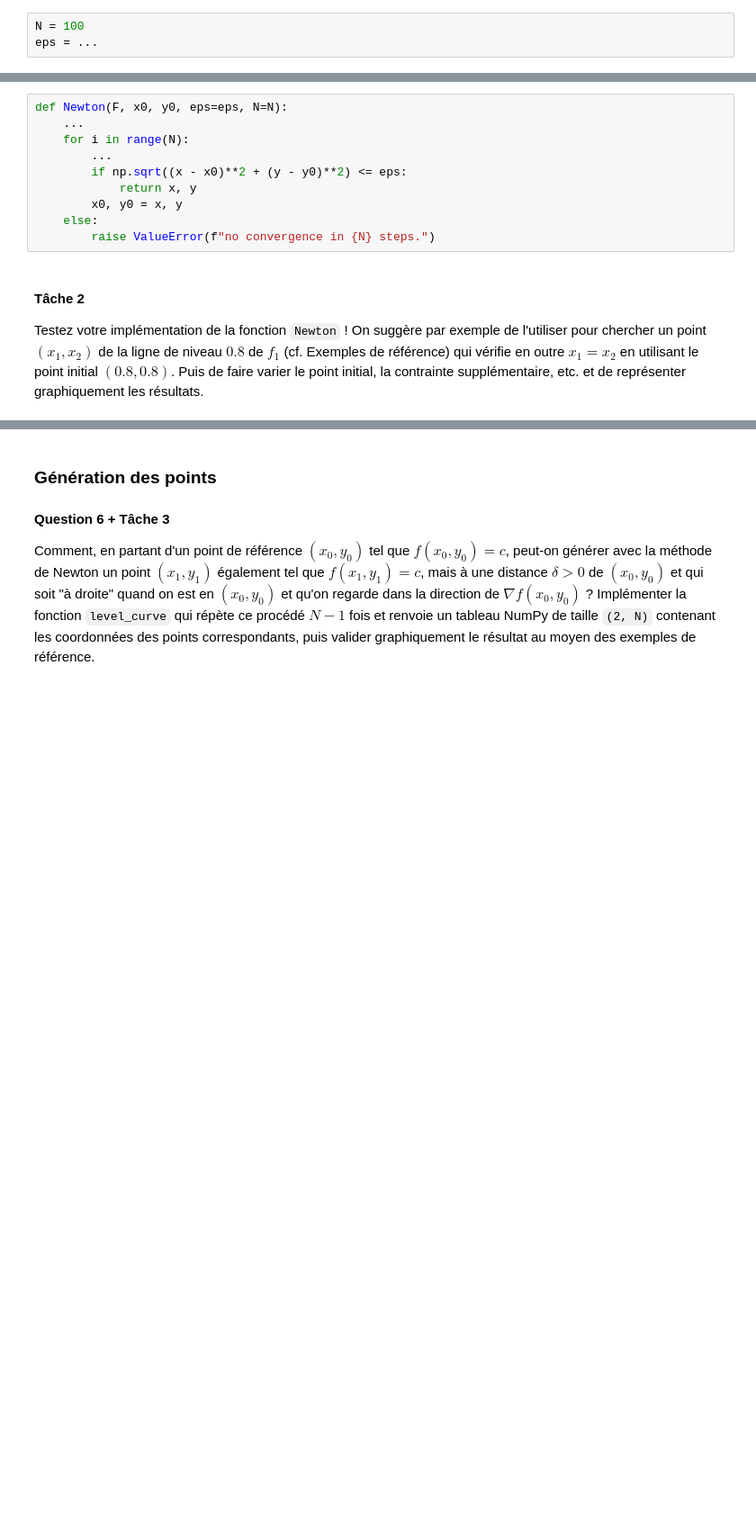
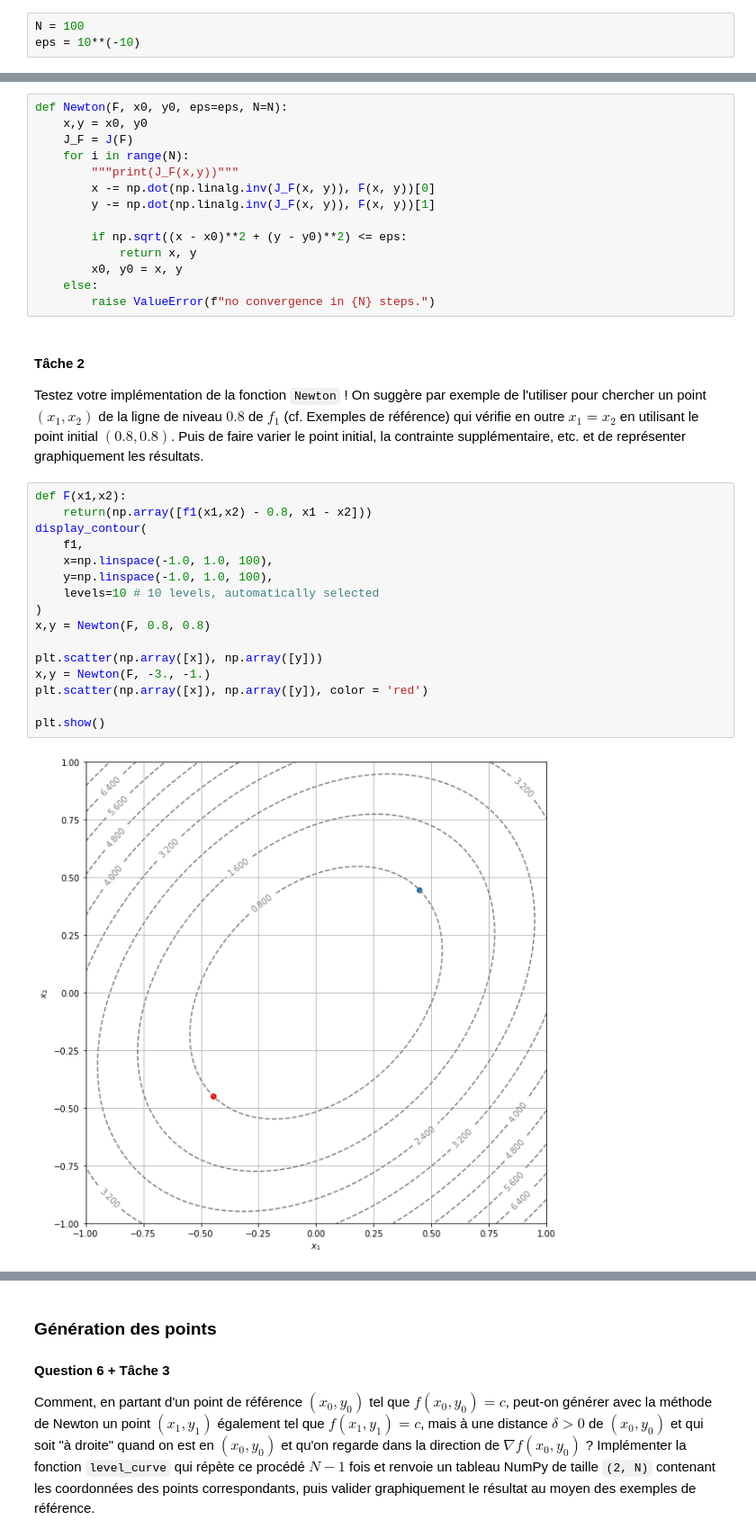
Before and after one commit to pierrelouisbinachon/Projet-Maths-info-, a Jupyter notebook: Courbe_niveau.ipynb, the cells around one changed output, grey strips where cells are left out. Shown at 90% size. Saved outputs shown, nothing was run; the diff lists cells and outputs as text; blank space fills up the shorter version.

```diff
--- a/Courbe_niveau.ipynb
+++ b/Courbe_niveau.ipynb
@@ -240,15 +252,19 @@ Choisir une valeur de `eps` qui semble raisonnable et justifier l'ordre de grand
 # %%
 N = 100
-eps = ...
+eps = 10**(-10)
 # %% [markdown]
 #### Tâche 1
 
 Implémenter la fonction `Newton` en complétant le canevas ci-dessous
 # %%
 def Newton(F, x0, y0, eps=eps, N=N):
-    ...
+    x,y = x0, y0
+    J_F = J(F)
     for i in range(N):
-        ...
+        """print(J_F(x,y))"""
+        x -= np.dot(np.linalg.inv(J_F(x, y)), F(x, y))[0]
+        y -= np.dot(np.linalg.inv(J_F(x, y)), F(x, y))[1]
+
         if np.sqrt((x - x0)**2 + (y - y0)**2) <= eps:
             return x, y
         x0, y0 = x, y
@@ -258,3 +274,21 @@ def Newton(F, x0, y0, eps=eps, N=N):
 #### Tâche 2
 
 Testez votre implémentation de la fonction `Newton` ! On suggère par exemple de l'utiliser pour chercher un point $(x_1, x_2)$ de la ligne de niveau $0.8$ de $f_1$ (cf. Exemples de référence) qui vérifie en outre $x_1 = x_2$ en utilisant le point initial $(0.8, 0.8)$. Puis de faire varier le point initial, la contrainte supplémentaire, etc. et de représenter graphiquement les résultats.
+# %%
+def F(x1,x2):
+    return(np.array([f1(x1,x2) - 0.8, x1 - x2]))
+display_contour(
+    f1,
+    x=np.linspace(-1.0, 1.0, 100),
+    y=np.linspace(-1.0, 1.0, 100),
+    levels=10 # 10 levels, automatically selected
+)
+x,y = Newton(F, 0.8, 0.8)
+
+plt.scatter(np.array([x]), np.array([y]))
+x,y = Newton(F, -3., -1.)
+plt.scatter(np.array([x]), np.array([y]), color = 'red')
+
+plt.show()
+# %% [output]
+[figure, added]
```
Also changed, not shown: parts of 8 cells of this notebook.
